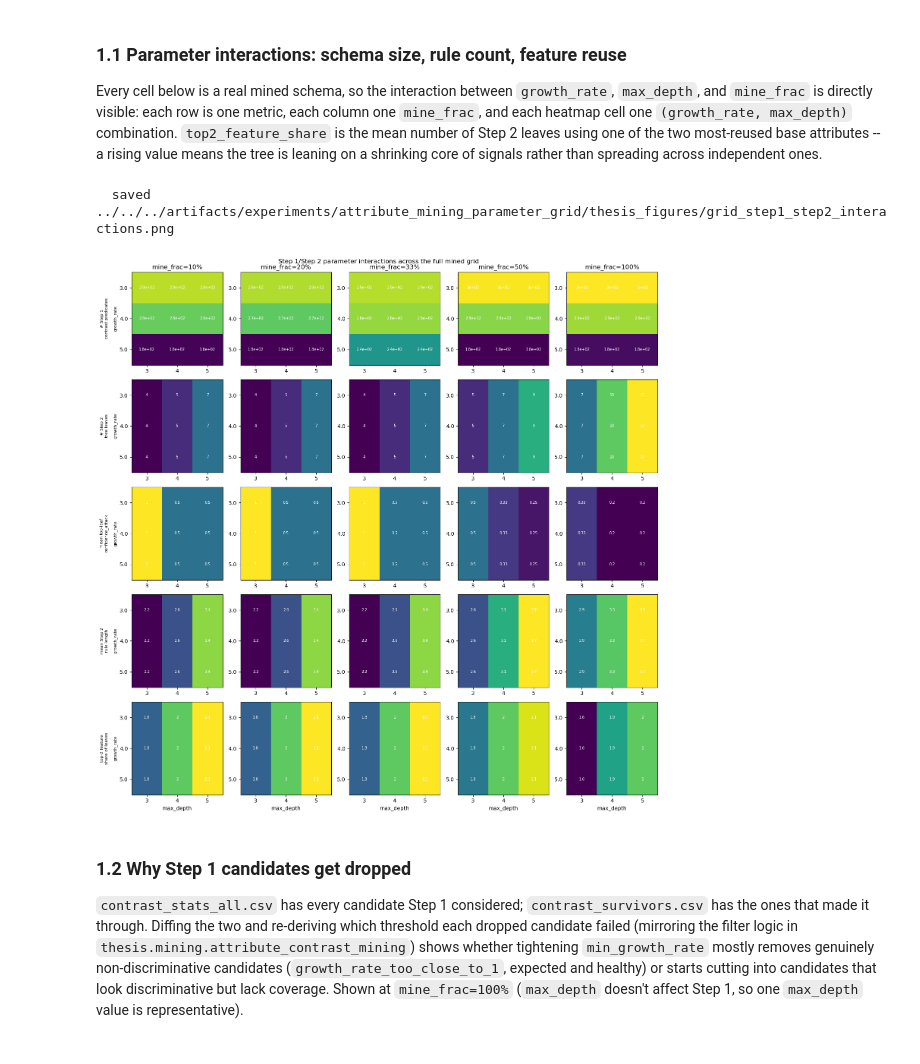
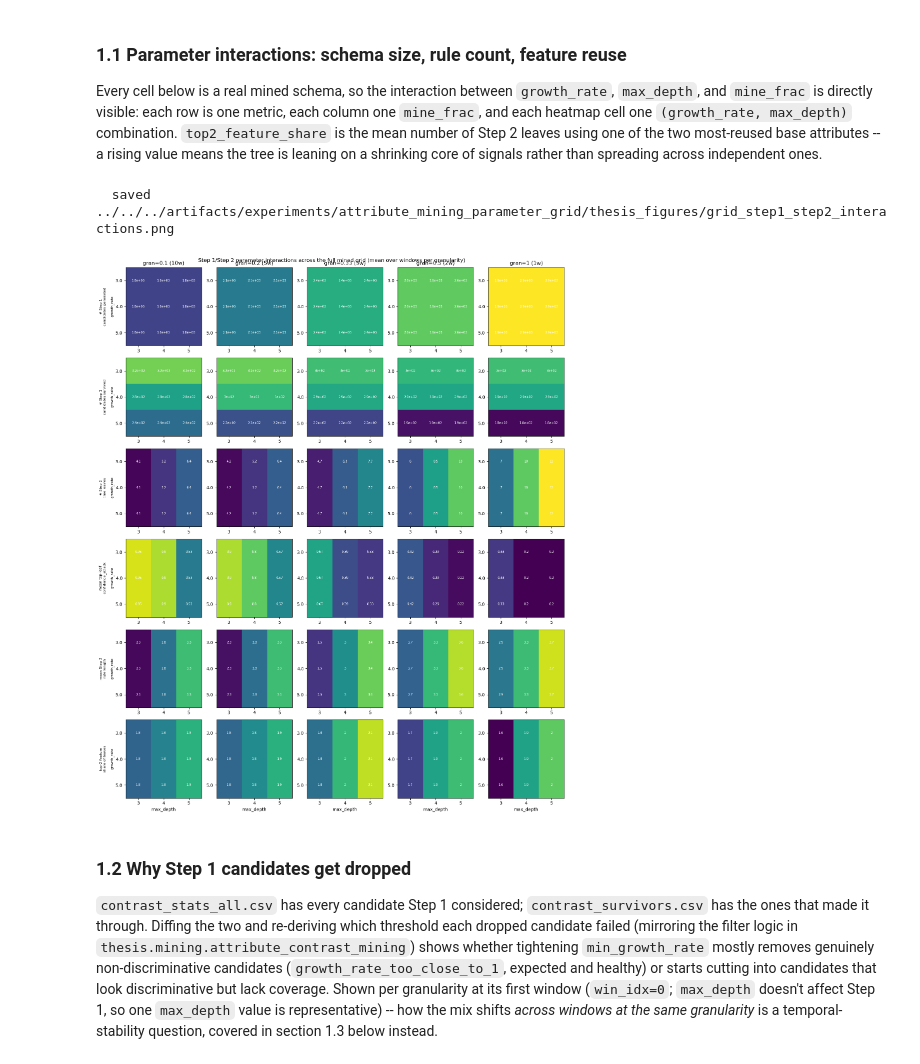
Before and after one commit to annaneliaa/msc-thesis, a Jupyter notebook: src/thesis/notebooks/attribute_mining_sweep_eda.ipynb, the cells around one changed output. Drawn from its saved outputs; the diff is of its cells as text; code cells hidden in the pictures.

```diff
--- a/src/thesis/notebooks/attribute_mining_sweep_eda.ipynb
+++ b/src/thesis/notebooks/attribute_mining_sweep_eda.ipynb
@@ -206,45 +241,50 @@ most-reused base attributes -- a rising value means the tree is leaning on a shr
 core of signals rather than spreading across independent ones.
 # %%
 grid_metrics = [
-    ("n_contrast", "# Step 1\ncontrast predicates"),
+    ("n_step1_candidates", "# Step 1\ncandidates generated"),
+    ("n_contrast", "# Step 1\ncandidates survived"),
     ("n_tree_leaves", "# Step 2\ntree leaves"),
     ("mean_tree_confidence_attack", "mean top-leaf\nconfidence_attack"),
     ("mean_rule_length", "mean Step 2\nrule length"),
     ("top2_feature_share", "top-2 feature\nshare of leaves"),
 ]
 
-fig, axes = plt.subplots(len(grid_metrics), len(MINE_FRACS), figsize=(3.0 * len(MINE_FRACS), 3.0 * len(grid_metrics)))
+fig, axes = plt.subplots(len(grid_metrics), len(GRANULARITIES), figsize=(3.0 * len(GRANULARITIES), 3.0 * len(grid_metrics)))
 for row_i, (metric, label) in enumerate(grid_metrics):
     vmin, vmax = grid_df[metric].min(), grid_df[metric].max()
-    for col_i, mf in enumerate(MINE_FRACS):
+    for col_i, gran in enumerate(GRANULARITIES):
         ax = axes[row_i, col_i]
+        # Mean across that granularity's windows -- each cell is one (growth_rate,
+        # max_depth) config, averaged over however many windows that granularity has.
         pivot = (
-            grid_df[grid_df.mine_frac == mf]
-            .pivot(index="growth_rate", columns="max_depth", values=metric)
+            grid_df[grid_df.gran == gran]
+            .groupby(["growth_rate", "max_depth"])[metric].mean()
+            .unstack("max_depth")
             .reindex(index=GROWTH_RATES, columns=MAX_DEPTHS)
         )
         ax.imshow(pivot.values, cmap="viridis", vmin=vmin, vmax=vmax, aspect="auto")
         for i in range(pivot.shape[0]):
             for j in range(pivot.shape[1]):
                 ax.text(j, i, f"{pivot.values[i, j]:.2g}", ha="center", va="center", fontsize=7, color="white")
         ax.set_xticks(range(len(MAX_DEPTHS)))
         ax.set_xticklabels(MAX_DEPTHS)
         ax.set_yticks(range(len(GROWTH_RATES)))
         ax.set_yticklabels(GROWTH_RATES)
+        n_win = grid_df[grid_df.gran == gran]["win_idx"].nunique()
         if row_i == 0:
-            ax.set_title(f"mine_frac={mf:.0%}")
+            ax.set_title(f"gran={gran:g} ({n_win}w)")
         if col_i == 0:
             ax.set_ylabel(label + "\n\ngrowth_rate", fontsize=8)
         if row_i == len(grid_metrics) - 1:
             ax.set_xlabel("max_depth")
 
-fig.suptitle("Step 1/Step 2 parameter interactions across the full mined grid")
+fig.suptitle("Step 1/Step 2 parameter interactions across the full mined grid (mean over windows per granularity)")
 fig.tight_layout()
 savefig(fig, "grid_step1_step2_interactions.png")
 plt.show()
 # %% [output]
   saved ../../../artifacts/experiments/attribute_mining_parameter_grid/thesis_figures/grid_step1_step2_interactions.png
-[figure, old version]
+[figure, new version]
 # %% [markdown]
 ### 1.2 Why Step 1 candidates get dropped
 
@@ -254,8 +294,10 @@ dropped candidate failed (mirroring the filter logic in
 `thesis.mining.attribute_contrast_mining`) shows whether tightening `min_growth_rate`
 mostly removes genuinely non-discriminative candidates (`growth_rate_too_close_to_1`,
 expected and healthy) or starts cutting into candidates that look discriminative but
-lack coverage. Shown at `mine_frac=100%` (`max_depth` doesn't affect Step 1, so one
-`max_depth` value is representative).
+lack coverage. Shown per granularity at its first window (`win_idx=0`; `max_depth`
+doesn't affect Step 1, so one `max_depth` value is representative) -- how the mix
+shifts *across windows at the same granularity* is a temporal-stability question,
+covered in section 1.3 below instead.
 # %%
 reason_order = ["growth_rate_too_close_to_1", "insufficient_attack_coverage", "insufficient_benign_coverage", "other"]
 reason_colors = [NEUTRAL_COLOR, ATTACK_COLOR, BENIGN_COLOR, "#DDCC77"]
```
Also changed, not shown: parts of 22 cells of this notebook, 37 other files.
